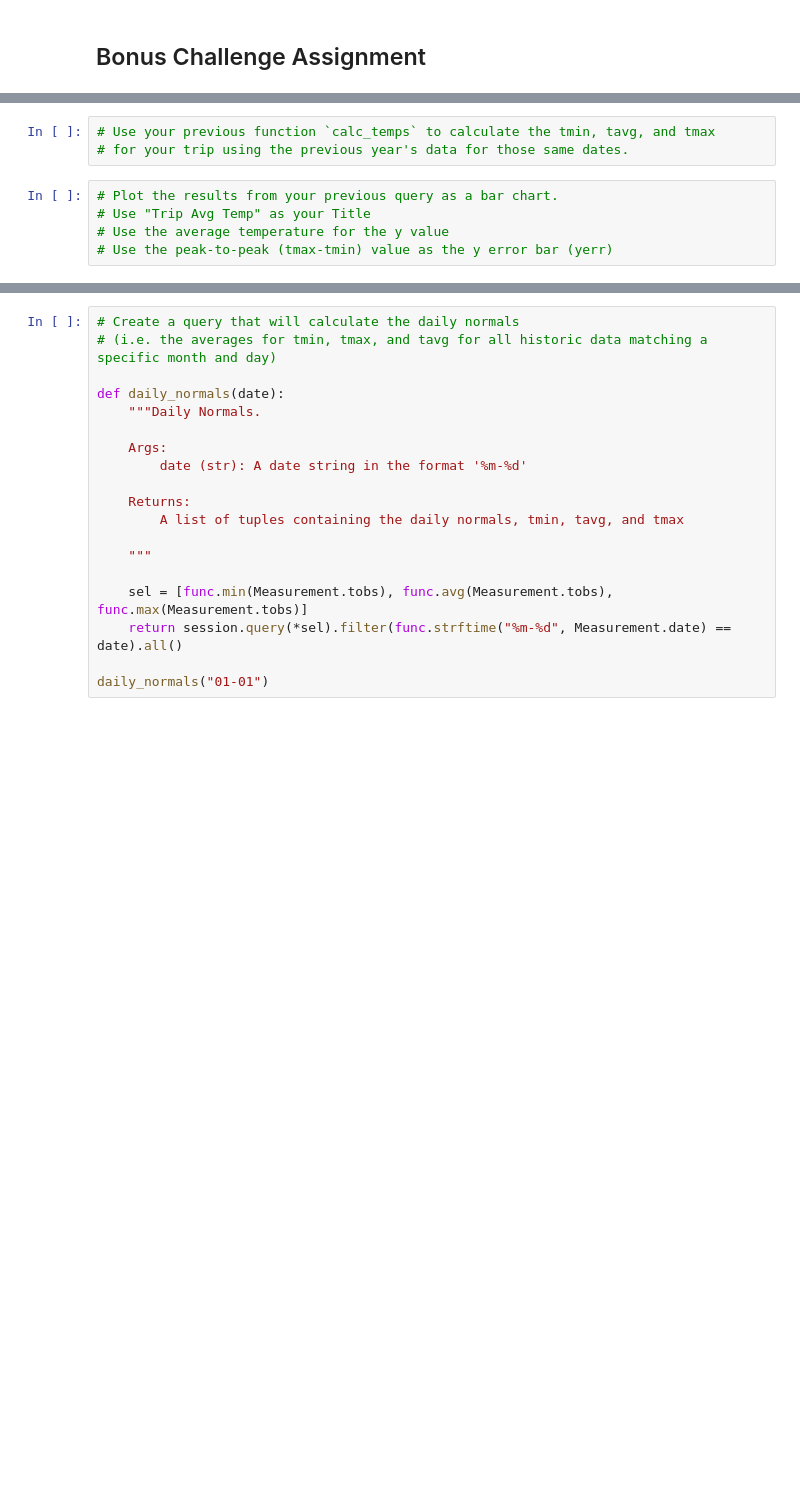
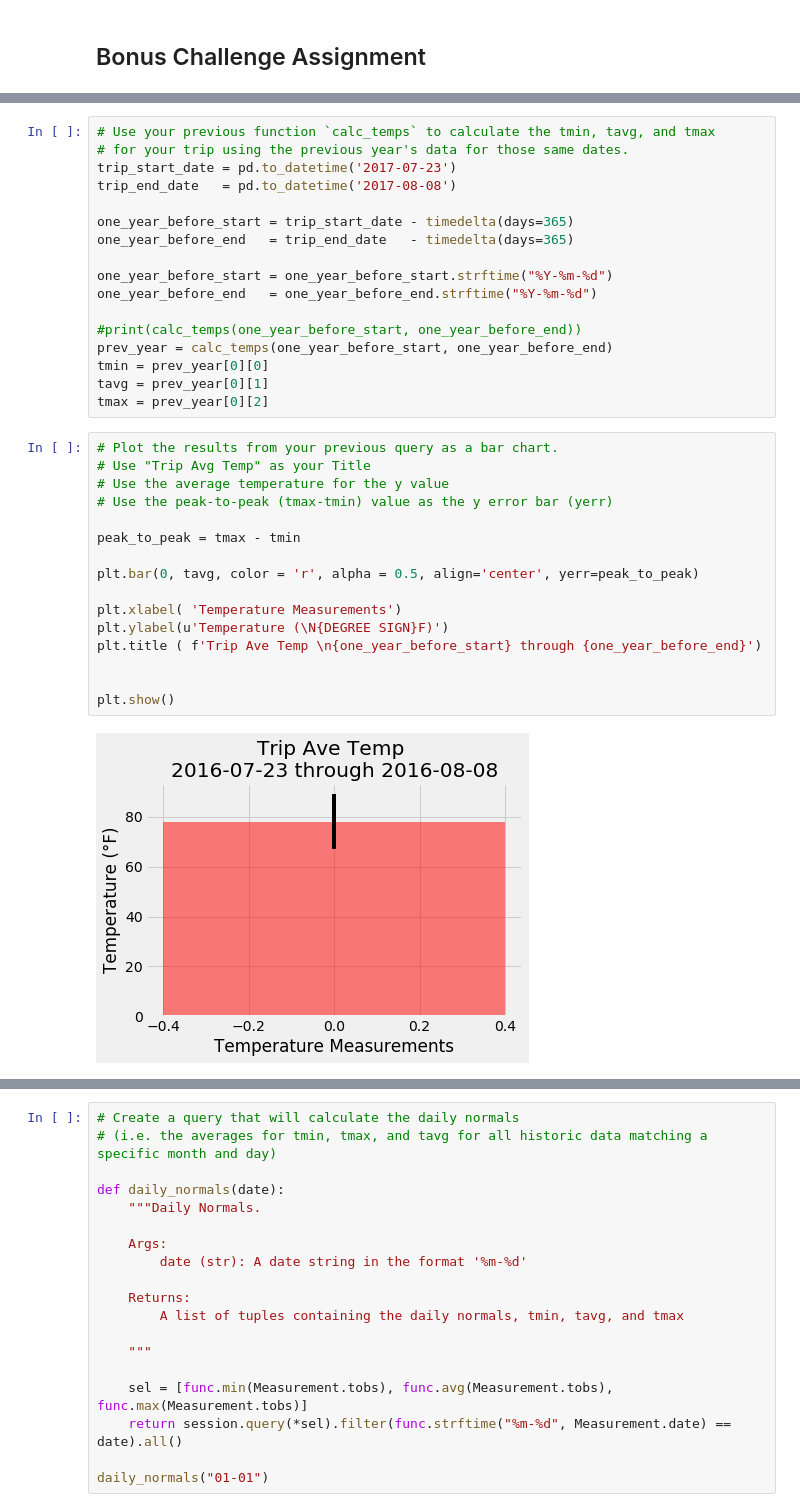
Before and after one commit to annmcnamara/sqlalchemy-challenge, a Jupyter notebook: climate_starter.ipynb, the cells around one changed output, grey strips where cells are left out. Drawn from its saved outputs; the diff is of its cells as text; blank space fills up the shorter version.

```diff
--- a/climate_starter.ipynb
+++ b/climate_starter.ipynb
@@ -277,9 +314,36 @@ print(calc_temps('2012-02-28', '2012-03-05'))
 # %%
 # Use your previous function `calc_temps` to calculate the tmin, tavg, and tmax
 # for your trip using the previous year's data for those same dates.
+trip_start_date = pd.to_datetime('2017-07-23')
+trip_end_date   = pd.to_datetime('2017-08-08')
+
+one_year_before_start = trip_start_date - timedelta(days=365)
+one_year_before_end   = trip_end_date   - timedelta(days=365)
+
+one_year_before_start = one_year_before_start.strftime("%Y-%m-%d")
+one_year_before_end   = one_year_before_end.strftime("%Y-%m-%d")
+
+#print(calc_temps(one_year_before_start, one_year_before_end))
+prev_year = calc_temps(one_year_before_start, one_year_before_end)
+tmin = prev_year[0][0]
+tavg = prev_year[0][1]
+tmax = prev_year[0][2]
 # %%
 # Plot the results from your previous query as a bar chart.
 # Use "Trip Avg Temp" as your Title
 # Use the average temperature for the y value
 # Use the peak-to-peak (tmax-tmin) value as the y error bar (yerr)
+
+peak_to_peak = tmax - tmin
+
+plt.bar(0, tavg, color = 'r', alpha = 0.5, align='center', yerr=peak_to_peak)
+
+plt.xlabel( 'Temperature Measurements')
+plt.ylabel(u'Temperature (\N{DEGREE SIGN}F)')
+plt.title ( f'Trip Ave Temp \n{one_year_before_start} through {one_year_before_end}')
+
+
+plt.show()
+# %% [output]
+[figure, added]
 # %%
```
Also changed, not shown: parts of 11 cells of this notebook.
